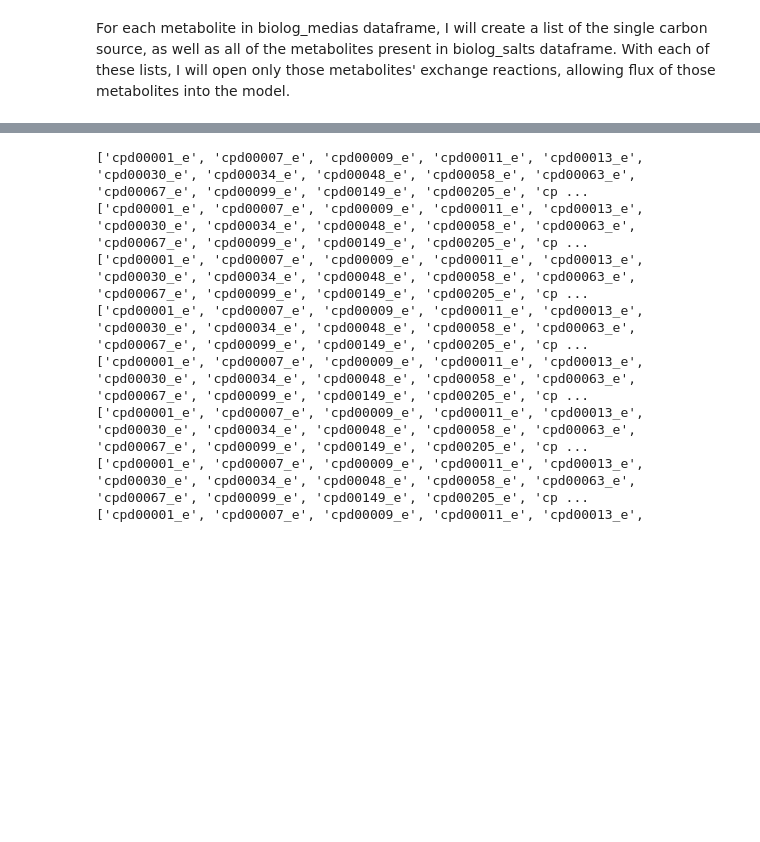
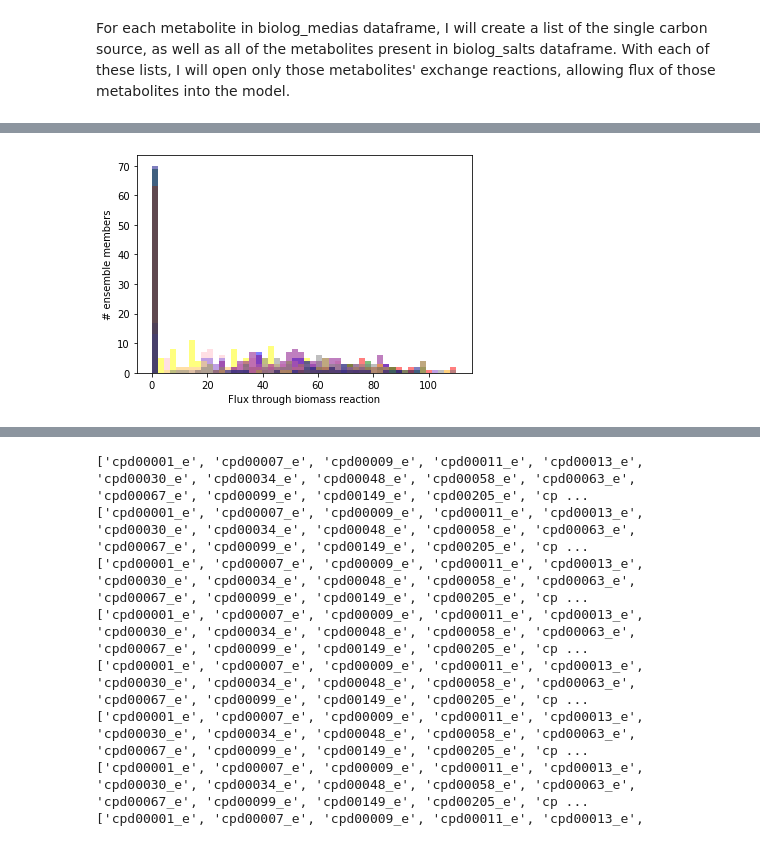
Before and after one commit to gregmedlock/psy_recon, a Jupyter notebook: bin/carbon_predictions.ipynb, the cells around one changed output, grey strips where cells are left out. Drawn from its saved outputs; the diff is of its cells as text; code cells hidden in the pictures; blank space fills up the shorter version.

```diff
--- a/bin/carbon_predictions.ipynb
+++ b/bin/carbon_predictions.ipynb
@@ -25,3 +8,7 @@ Optimal solution with objective value 41.611
+# %%
+#load up me ensebmle that i will be running carbon simulations on
+with open("../results/ensembles/pto_ensemble_100_cfixed.pickle", 'rb') as infile:
+    ensemble = load(infile)
 # %%
 #define the base biolog media first
 #first is the base composition, these are the salts that are necessary for growth, but alone do not contribute to growth
@@ -71,3 +90,10 @@ print (biolog_medias)
 [189 rows x 2 columns]
 # %% [markdown]
 For each metabolite in biolog_medias dataframe, I will create a list of the single carbon source, as well as all of the metabolites present in biolog_salts dataframe. With each of these lists, I will open only those metabolites' exchange reactions, allowing flux of those metabolites into the model.
+# %%
+carbon_sources_biolog = []
+biolog_medias_list = []
+for i in biolog_medias.itertuples():
+    i = "EX_" + i.ID
+    if i in ensemble.base_model.reactions:
+        carbon_sources_biolog.append(i)
@@ -73,0 +105,9 @@ For each metabolite in biolog_medias dataframe, I will create a list of the sing
+# %%
+from medusa.flux_analysis import flux_balance
+
+fluxes = {}
+for carbon_source in carbon_sources_biolog:
+    biolog_base[carbon_source] = 1000
+    ensemble.base_model.medium = biolog_base
+    fluxes[carbon_source] = flux_balance.optimize_ensemble(ensemble,return_flux='bio1', num_processes = 4)
+    biolog_base[carbon_source] = 0
@@ -73,0 +122,69 @@ For each metabolite in biolog_medias dataframe, I will create a list of the sing
+# %%
+
+
+fig, ax = plt.subplots()
+bins=np.histogram(np.hstack((fluxes[carbon_sources_biolog[0]]['bio1'],fluxes[carbon_sources_biolog[1]]['bio1'],
+                             fluxes[carbon_sources_biolog[2]]['bio1'], fluxes[carbon_sources_biolog[3]]['bio1'],
+                            fluxes[carbon_sources_biolog[4]]['bio1'], fluxes[carbon_sources_biolog[5]]['bio1'],
+                            fluxes[carbon_sources_biolog[6]]['bio1'],fluxes[carbon_sources_biolog[7]]['bio1'],
+                            fluxes[carbon_sources_biolog[8]]['bio1'])), bins=50)[1]
+plt.hist(fluxes[carbon_sources_biolog[0]]['bio1'],
+         bins = bins,
+         label=carbon_sources_biolog[0],
+         color = "red",
+         alpha = 0.5)
+plt.hist(fluxes[carbon_sources_biolog[1]]['bio1'],
+         bins = bins,
+         label=carbon_sources_biolog[1],
+         color = "blue",
+         alpha = 0.5)
+plt.hist(fluxes[carbon_sources_biolog[2]]['bio1'],
+         bins = bins,
+         label=carbon_sources_biolog[2],
+         color = "green",
+         alpha = 0.5)
+plt.hist(fluxes[carbon_sources_biolog[3]]['bio1'],
+         bins = bins,
+         label=carbon_sources_biolog[3],
+         color = "yellow",
+         alpha = 0.5)
+plt.hist(fluxes[carbon_sources_biolog[4]]['bio1'],
+         bins = bins,
+         label=carbon_sources_biolog[4],
+         color = "pink",
+         alpha = 0.5)
+plt.hist(fluxes[carbon_sources_biolog[5]]['bio1'],
+         bins = bins,
+         label=carbon_sources_biolog[5],
+         color = "purple",
+         alpha = 0.5)
+plt.hist(fluxes[carbon_sources_biolog[6]]['bio1'],
+         bins = bins,
+         label=carbon_sources_biolog[6],
+         color = "orange",
+         alpha = 0.5)
+plt.hist(fluxes[carbon_sources_biolog[7]]['bio1'],
+         bins = bins,
+         label=carbon_sources_biolog[7],
+         color = "gray",
+         alpha = 0.5)
+plt.hist(fluxes[carbon_sources_biolog[8]]['bio1'],
+         bins = bins,
+         label=carbon_sources_biolog[8],
+         color = "navy",
+         alpha = 0.5)
+#plt.axvline(x=fluxes[carbon_sources_biolog[0]]['bio1'].mean(), c = 'red')
+#plt.axvline(x=fluxes[carbon_sources_biolog[1]]['bio1'].mean(), c = 'blue')
+#plt.axvline(x=fluxes[carbon_sources_biolog[2]]['bio1'].mean(), c = 'green')
+#plt.axvline(x=fluxes[carbon_sources_biolog[3]]['bio1'].mean(), c = 'yellow')
+#plt.axvline(x=fluxes[carbon_sources_biolog[4]]['bio1'].mean(), c = 'pink')
+#plt.axvline(x=fluxes[carbon_sources_biolog[5]]['bio1'].mean(), c = 'purple')
+#plt.axvline(x=fluxes[carbon_sources_biolog[6]]['bio1'].mean(), c = 'orange')
+#plt.axvline(x=fluxes[carbon_sources_biolog[7]]['bio1'].mean(), c = 'gray')
+#plt.axvline(x=fluxes[carbon_sources_biolog[8]]['bio1'].mean(), c = 'navy')
+ax.set_ylabel('# ensemble members')
+ax.set_xlabel('Flux through biomass reaction')
+#ax.legend()
+plt.show()
+# %% [output]
+[figure, added]
```
Also changed, not shown: parts of 30 cells of this notebook, 22 other files.
